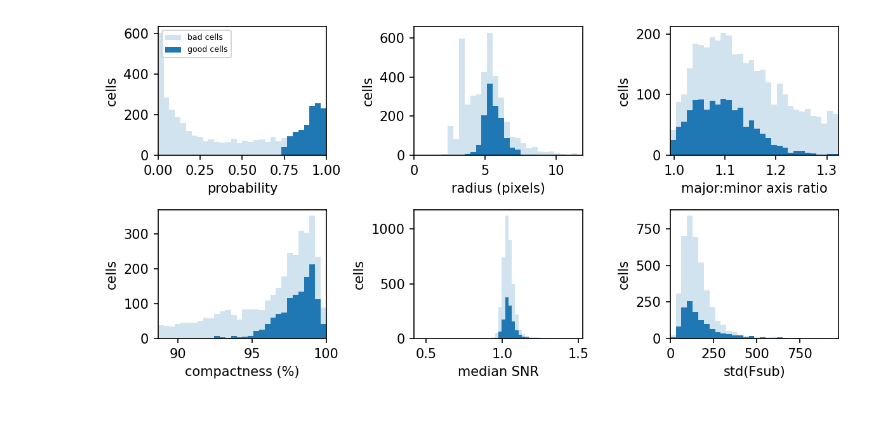
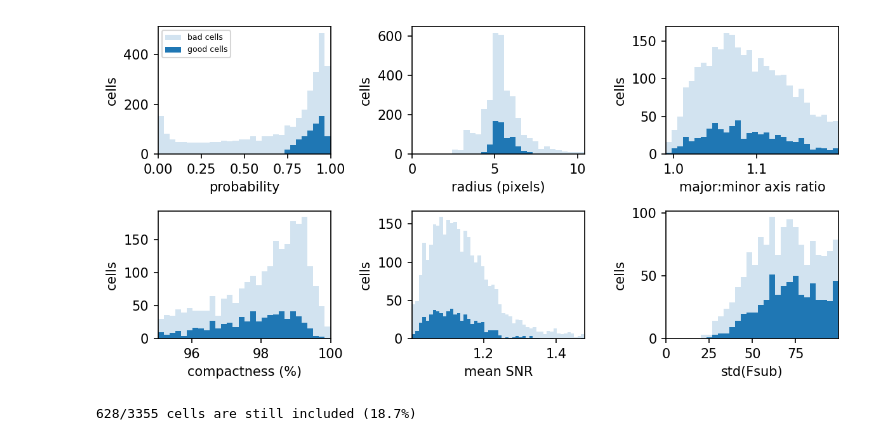
Before and after one commit to dylanmmartins/two-photon-tools, a Jupyter notebook: notebooks/preenCells.ipynb, the cells around one changed output. Drawn from its saved outputs; the diff is of its cells as text; code cells hidden in the pictures.

```diff
--- a/notebooks/preenCells.ipynb
+++ b/notebooks/preenCells.ipynb
@@ -3,5 +3,5 @@ import numpy as np
 from tqdm import tqdm
 import matplotlib.pyplot as plt
 # %%
-npz_path = r'F:\treadmill_gaze_control\recordings\230316_DMM_DMM001_eyecams\R01\230316_DMM001_R01_s2pData.npz'
+npz_path = r'F:\treadmill_gaze_control\recordings\230306_DMM_DMM001_eyecams\R01\230306_DMM001_R01_s2pData.npz'
 npz_data = np.load(npz_path, allow_pickle=True)
@@ -80,8 +60,41 @@ _ = plt.hist(data['F'][744,:], bins=150)
+# %%
+normF = np.zeros(np.shape(data['F']))
+rawDFF = np.zeros(np.shape(data['F']))
+DFF = np.zeros(np.shape(data['F']))
+
+for n in tqdm(inds):
+
+    # calculate dF/F
+    _rawF = data['F'][n,:].copy()
+    _rawFneu = data['Fneu'][n,:].copy()
+    _F0 = data['F0'][n]
+
+    # raw DF/F
+    rawDFF[n,:] = (_rawF - _F0) / _F0 * 100
+
+    # subtract neuropil
+    r = 0.7
+    _normF = _rawF - r * _rawFneu + r * np.nanmean(_rawFneu)
+
+    DFF[n,:] = (_normF - _F0) / _F0 * 100
+    normF[n,:] = _normF
+
+data['rawDFF'] = rawDFF
+data['DFF'] = DFF
+data['normF'] = normF
 # %%
 prob_thresh = 0.75
+snr_thresh = 1.
+aspect_thresh = 1.2
+cmpt_thresh = 95.
+std_thresh = 100.
 
 threshcells_bool = data['iscell'][:,0]==1
 threshcells_bool[cellstats['prob']<prob_thresh] = 0
+threshcells_bool[cellstats['meanSNR']<snr_thresh] = 0
+threshcells_bool[cellstats['aspect']>aspect_thresh] = 0
+threshcells_bool[cellstats['cmpt']<cmpt_thresh] = 0
+threshcells_bool[cellstats['std']>std_thresh] = 0
 
 threshcells = inds[threshcells_bool]
 # %%
@@ -133,36 +146,43 @@ prop4.hist(cellstats['cmpt'], bins=np.linspace(_usemin,100,31), histtype='stepfi
 h, _, _ = prop4.hist(cellstats['cmpt'][threshcells], bins=np.linspace(_usemin,100,31),
                     color='tab:blue', linewidth=1, label='good cells', histtype='stepfilled')
 # prop4.vlines(cellstats['cmpt'][cell_id], 0, np.max(h), color='tab:red', linewidth=1,
 #             label='cell {}'.format(cell_id))
 prop4.set_xlim([_usemin, 100])
 prop4.set_ylabel('cells')
 prop4.set_xlabel('compactness (%)')
 
-_usemin = np.nanmin(cellstats['snr'][threshcells])
-_usemax = np.nanmax(cellstats['snr'][threshcells])
-prop5.hist(cellstats['snr'], bins=np.linspace(_usemin,_usemax,51),
+_usemin = np.nanmin(cellstats['meanSNR'][threshcells])
+_usemax = np.nanmax(cellstats['meanSNR'][threshcells])
+prop5.hist(cellstats['meanSNR'], bins=np.linspace(_usemin,_usemax,51),
         color='tab:blue', linewidth=1, alpha=0.2, label='bad cells',
             histtype='stepfilled')
-h, _, _ = prop5.hist(cellstats['snr'][threshcells], bins=np.linspace(_usemin,_usemax,51),
+h, _, _ = prop5.hist(cellstats['meanSNR'][threshcells], bins=np.linspace(_usemin,_usemax,51),
             color='tab:blue', linewidth=1, label='good cells', histtype='stepfilled')
 # prop5.vlines(cellstats['snr'][cell_id], 0, np.max(h), color='tab:red', linewidth=1,
 #                 label='cell {}'.format(cell_id))
 prop5.set_xlim([_usemin, _usemax])
 prop5.set_ylabel('cells')
-prop5.set_xlabel('median SNR')
+prop5.set_xlabel('mean SNR')
 
 _usemax = np.max(cellstats['std'][threshcells])
 prop6.hist(cellstats['std'], bins=np.linspace(0,_usemax,31),
         color='tab:blue', linewidth=1, alpha=0.2, label='bad cells',
             histtype='stepfilled')
 h, _, _ = prop6.hist(cellstats['std'][threshcells], bins=np.linspace(0,_usemax,31),
             color='tab:blue', linewidth=1, label='good cells', histtype='stepfilled')
 # prop6.vlines(cellstats['std'][cell_id], 0, np.max(h), color='tab:red', linewidth=1,
 #                 label='cell {}'.format(cell_id))
 prop6.set_xlim([0, _usemax])
 prop6.set_ylabel('cells')
 prop6.set_xlabel('std(Fsub)')
 
 fig.tight_layout()
 # %% [output]
-[figure, old version]
+[figure, new version]
+# %%
+print('{}/{} cells are still included ({:.3}%)'.format(
+    np.sum(threshcells_bool),
+    len(threshcells_bool),
+    np.sum(threshcells_bool)/len(threshcells_bool)*100))
+# %% [output]
+628/3355 cells are still included (18.7%)
```
Also changed, not shown: parts of 29 cells of this notebook.
